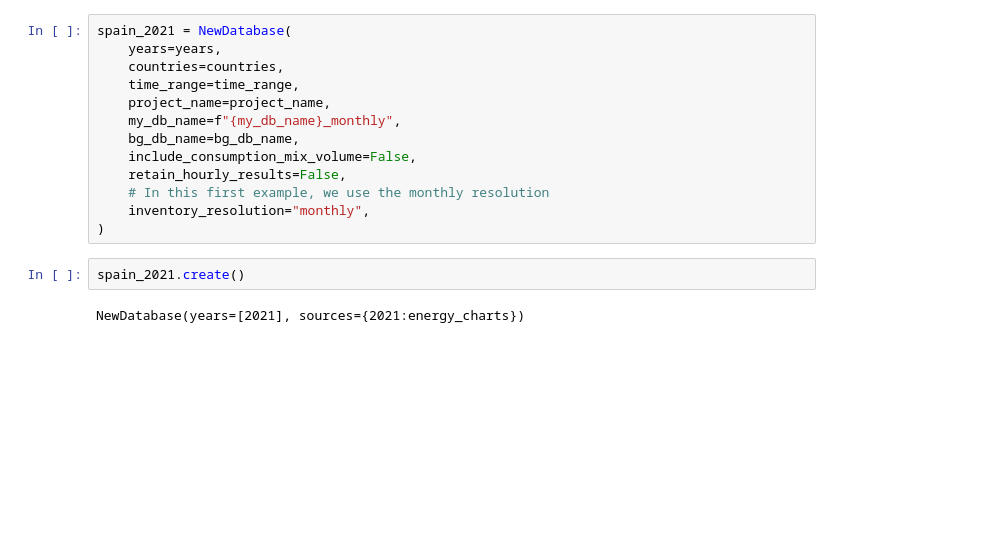
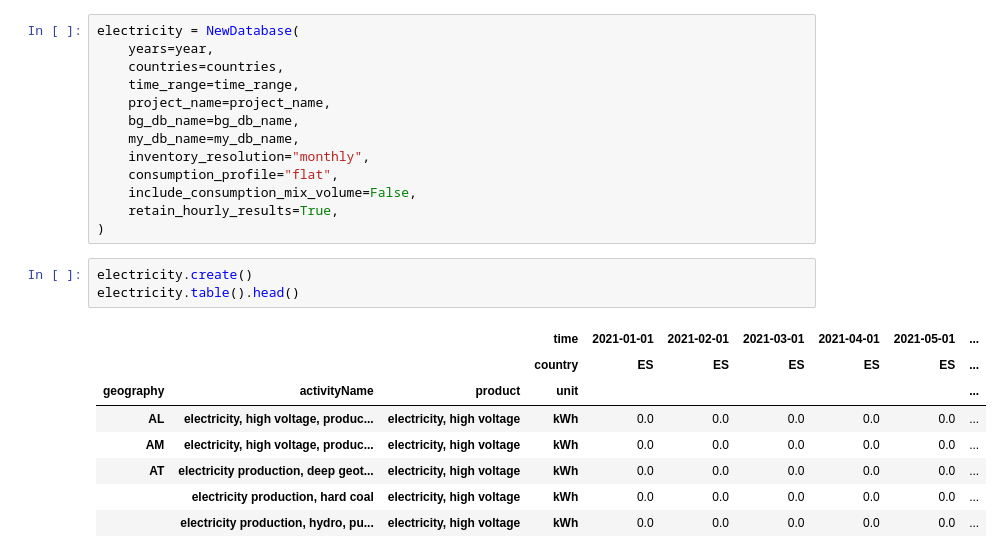
Before and after one commit to LIST-LUXEMBOURG/shrecc, a Jupyter notebook: notebooks/5_shrecc_inventory_resolution.ipynb, the cells around one changed output. Saved outputs shown, nothing was run; the diff lists cells and outputs as text; blank space fills up the shorter version.

```diff
--- a/notebooks/5_shrecc_inventory_resolution.ipynb
+++ b/notebooks/5_shrecc_inventory_resolution.ipynb
@@ -34,18 +23,26 @@ The monthly resolution can accept various `consumption_profile` options, if noth
 # %%
-spain_2021 = NewDatabase(
-    years=years,
+electricity = NewDatabase(
+    years=year,
     countries=countries,
     time_range=time_range,
     project_name=project_name,
-    my_db_name=f"{my_db_name}_monthly",
     bg_db_name=bg_db_name,
+    my_db_name=my_db_name,
+    inventory_resolution="monthly",
+    consumption_profile="flat",
     include_consumption_mix_volume=False,
-    retain_hourly_results=False,
-    # In this first example, we use the monthly resolution
-    inventory_resolution="monthly",
+    retain_hourly_results=True,
 )
-# %%
-spain_2021.create()
-# %% [output]
-NewDatabase(years=[2021], sources={2021:energy_charts})
+# %%
+electricity.create()
+electricity.table().head()
+# %% [output]
+|  |  |  | time | 2021-01-01 | 2021-02-01 | 2021-03-01 | 2021-04-01 | 2021-05-01 | ... |
+|  |  |  | country | ES | ES | ES | ES | ES | ... |
+| geography | activityName | product | unit |  |  |  |  |  | ... |
+| AL | electricity, high voltage, produc... | electricity, high voltage | kWh | 0.0 | 0.0 | 0.0 | 0.0 | 0.0 | ... |
+| AM | electricity, high voltage, produc... | electricity, high voltage | kWh | 0.0 | 0.0 | 0.0 | 0.0 | 0.0 | ... |
+| AT | electricity production, deep geot... | electricity, high voltage | kWh | 0.0 | 0.0 | 0.0 | 0.0 | 0.0 | ... |
+|  | electricity production, hard coal | electricity, high voltage | kWh | 0.0 | 0.0 | 0.0 | 0.0 | 0.0 | ... |
+|  | electricity production, hydro, pu... | electricity, high voltage | kWh | 0.0 | 0.0 | 0.0 | 0.0 | 0.0 | ... |
 # %%
```
Also changed, not shown: parts of 27 cells of this notebook, 14 other files.
